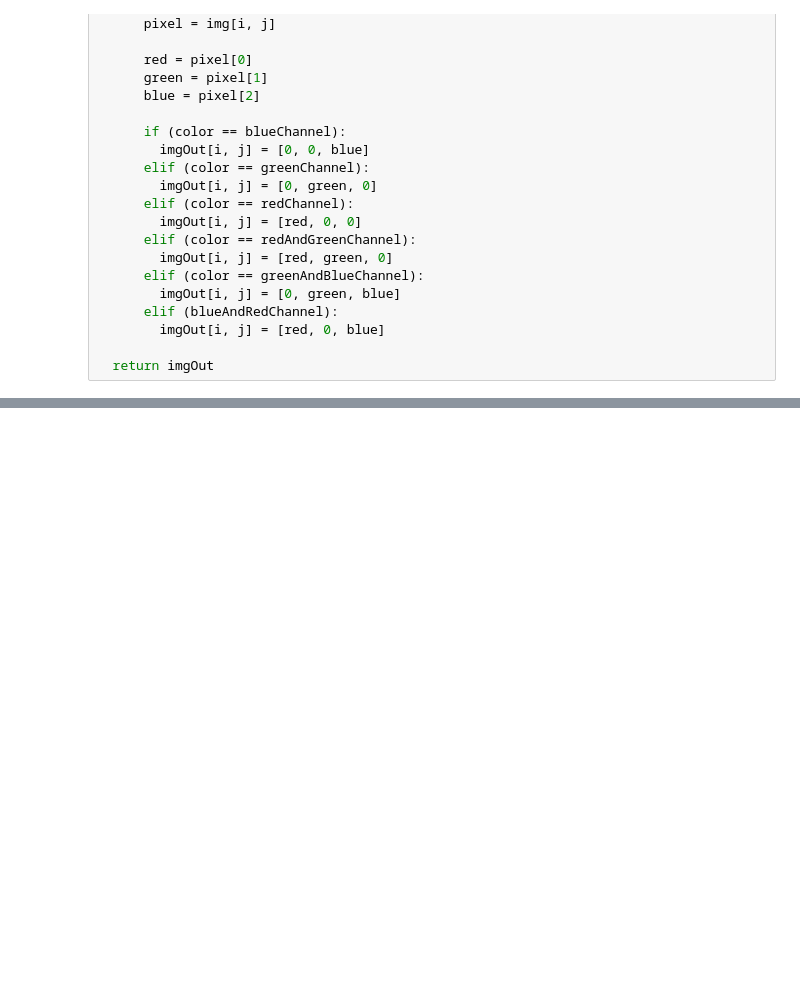
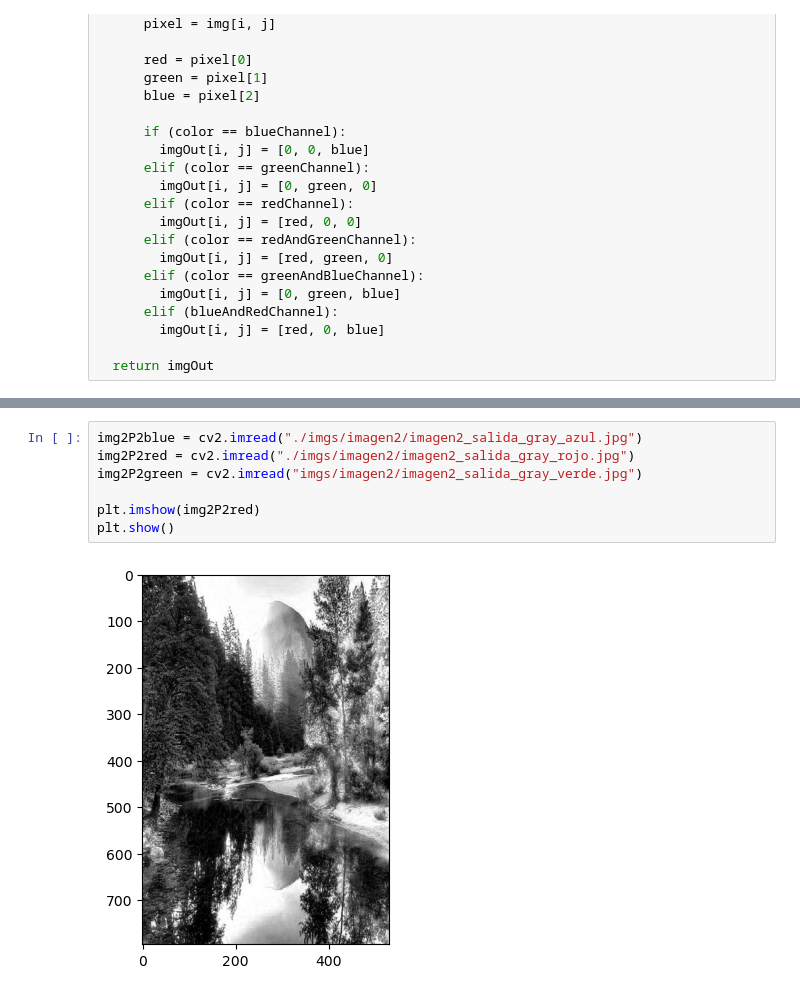
Before and after one commit to ochamodev/lab1_textmining_19001395_v, a Jupyter notebook: lab1_text_mining_19001395_v.ipynb, the cells around one changed output, grey strips where cells are left out. Drawn from its saved outputs; the diff is of its cells as text; blank space fills up the shorter version.

```diff
--- a/lab1_text_mining_19001395_v.ipynb
+++ b/lab1_text_mining_19001395_v.ipynb
@@ -71,0 +90,9 @@ plt.show()
+# %%
+img2P2blue = cv2.imread("./imgs/imagen2/imagen2_salida_gray_azul.jpg")
+img2P2red = cv2.imread("./imgs/imagen2/imagen2_salida_gray_rojo.jpg")
+img2P2green = cv2.imread("imgs/imagen2/imagen2_salida_gray_verde.jpg")
+
+plt.imshow(img2P2red)
+plt.show()
+# %% [output]
+[figure, added]
```
Also changed, not shown: parts of 29 cells of this notebook.
